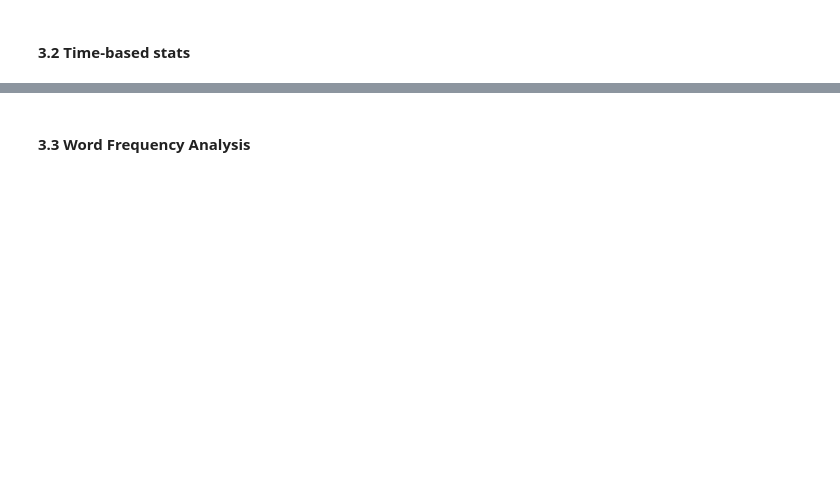
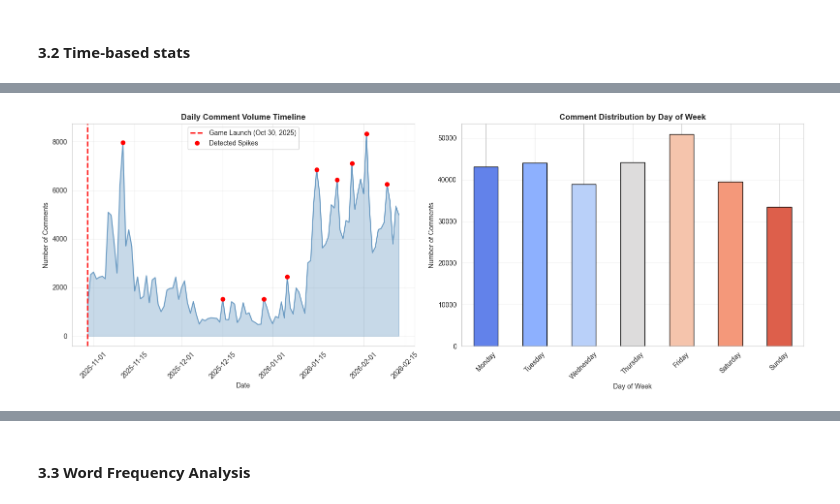
Before and after one commit to sibi-seeni/CAP5771_si.seenivasan, a Jupyter notebook: EDA.ipynb, the cells around one changed output, grey strips where cells are left out. Cells and saved outputs as stored; diff of their text form; code cells hidden in the pictures; blank space fills up the shorter version.

Commit message:
Updated EDA and some comments

```diff
--- a/EDA.ipynb
+++ b/EDA.ipynb
@@ -191,0 +201,20 @@ Average per day: 2536.1649484536083
+# %%
+# Daily comment counts
+daily_counts = df.groupby(df['comment_date'].dt.date).size()
+daily_counts = daily_counts.rename('comment_count').reset_index()
+daily_counts['date'] = pd.to_datetime(daily_counts['comment_date'])
+
+# Rolling baseline (7-day window)
+daily_counts['rolling_mean'] = daily_counts['comment_count'].rolling(7, center=True).mean()
+daily_counts['rolling_std'] = daily_counts['comment_count'].rolling(7, center=True).std()
+
+# Spike threshold (mean + 2 std)
+daily_counts['spike_threshold'] = daily_counts['rolling_mean'] + 1.5 * daily_counts['rolling_std']
+
+# Flag spikes
+daily_counts['is_spike'] = daily_counts['comment_count'] > daily_counts['spike_threshold']
+
+spike_dates = daily_counts[daily_counts['is_spike']]['date']
+
+print("Detected Spike Dates:")
+print(spike_dates)
@@ -191,0 +233,46 @@ Average per day: 2536.1649484536083
+# %%
+fig, axes = plt.subplots(1, 2, figsize=(16, 6))
+
+# 1. Daily timeline
+axes[0].plot(daily_comments.index, daily_comments.values,
+                linewidth=1.5, color='steelblue', alpha=0.7)
+axes[0].fill_between(daily_comments.index, daily_comments.values,
+                        alpha=0.3, color='steelblue')
+
+# Highlight immportant dates
+launch_date = pd.Timestamp('2025-10-30').date()
+axes[0].axvline(launch_date, color='red', linestyle='--',
+                        linewidth=2, label='Game Launch (Oct 30, 2025)')
+axes[0].legend()
+
+# Highlight spike days
+axes[0].plot(
+    spike_dates,
+    daily_counts[daily_counts['is_spike']]['comment_count'],
+    'o',
+    color='red',
+    markersize=6,
+    label='Detected Spikes'
+)
+axes[0].legend()
+
+axes[0].set_title('Daily Comment Volume Timeline', fontsize=12, fontweight='bold')
+axes[0].set_xlabel('Date')
+axes[0].set_ylabel('Number of Comments')
+axes[0].grid(True, alpha=0.3)
+axes[0].tick_params(axis='x', rotation=45)
+
+# 2. Day of week
+colors_dow = sns.color_palette("coolwarm", 7)
+dow_counts.plot(kind='bar', ax=axes[1], color=colors_dow, edgecolor='black')
+axes[1].set_title('Comment Distribution by Day of Week', fontsize=12, fontweight='bold')
+axes[1].set_xlabel('Day of Week')
+axes[1].set_ylabel('Number of Comments')
+axes[1].tick_params(axis='x', rotation=45)
+axes[1].grid(True, alpha=0.3, axis='y')
+
+plt.tight_layout()
+plt.savefig(os.path.join(FIGURES_DIR, '02_temporal_patterns.png'), dpi=300, bbox_inches='tight')
+plt.show()
+# %% [output]
+[figure, added]
```
Also changed, not shown: parts of 36 cells of this notebook, 6 other files.
